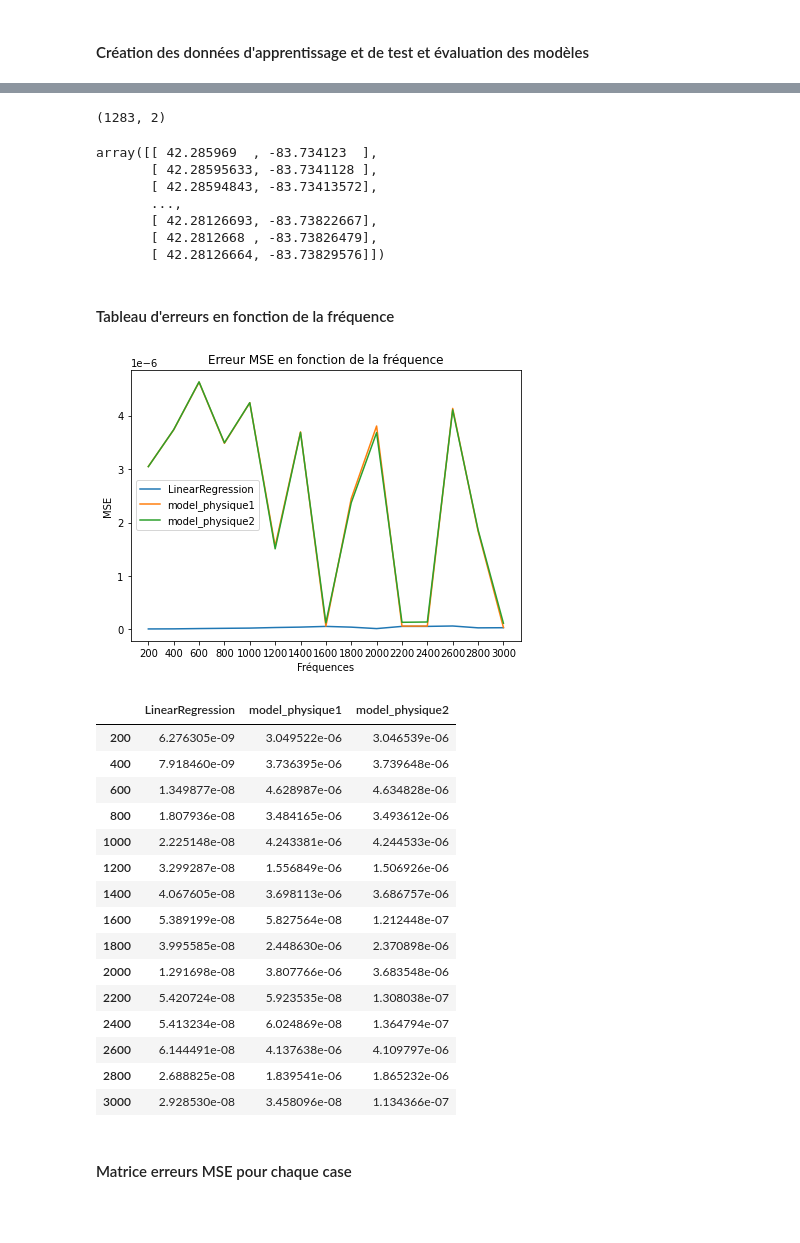
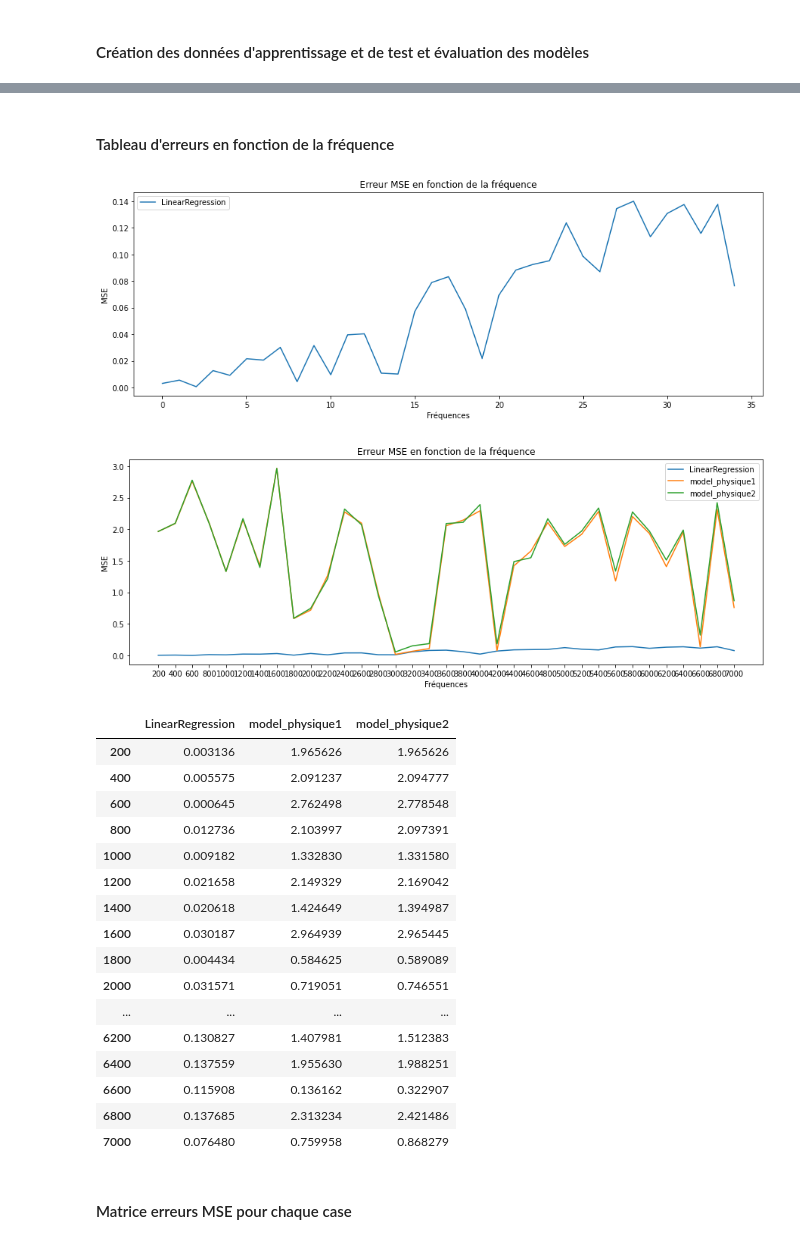
Before and after one commit to FZYUAN-1/pldac_interpolation, a Jupyter notebook: PROJET GPS 2.ipynb, the cells around one changed output, grey strips where cells are left out. Saved outputs shown, nothing was run; the diff lists cells and outputs as text; code cells hidden in the pictures; blank space fills up the shorter version.

```diff
--- a/PROJET GPS 2.ipynb
+++ b/PROJET GPS 2.ipynb
@@ -19,14 +19,16 @@ df = pd.read_csv("../DataGpsDas.csv", nrows=1000000)
 # %% [markdown]
 ### Trie des données
 # %%
-#1.
+#On réduit le dataset sur une zone définie
 df = df[(df["Latitude"] >= 42.282970-0.003) & (df["Latitude"] <= 42.282970+0.003)
         & (df["Longitude"] >= -83.735390-0.003) & (df["Longitude"] <= -83.735390+0.003)]
 
-#2.
+#On prend les trajectoires avec au moins 100 points
 trips, counts = np.unique(df["Trip"], return_counts=True)
 trips = trips[counts>100]
 df = df[df['Trip'].isin(trips)]
 
-#Affichage du dataframe
-df
+#Supprimer les colonnes non utiles
+drop_columns = ['Device', 'Time', 'GpsWeek', 'Altitude', 'NumberOfSats', 'Differential', 'FixMode', 'Pdop',
+                'GpsBytes', 'UtcTime', 'UtcWeek']
+df = df.drop(drop_columns, axis=1)
@@ -46,0 +37,4 @@ df
+# %%
+df['Latitude'] = (df['Latitude'] - df['Latitude'].mean())/df['Latitude'].std()
+df['Longitude'] = (df['Longitude'] - df['Longitude'].mean())/df['Longitude'].std()
+df['GpsSpeed'] = (df['GpsSpeed'] - df['GpsSpeed'].mean())/df['GpsSpeed'].std()
@@ -46,0 +43,13 @@ df
+# %%
+#bins / nombre d'intervalles
+n_interval = 8
+#récupération de paramètres
+lat_min, lat_max, long_min, long_max, e_x, e_y = ds.calcul_param(df, n_interval)
+
+#Ajout des colonnes de l'effectif et de la vitesse moyenne d'une case
+e, v = ds.calcul_eff_vit_moy(df, lat_min,lat_max, long_min, e_x, e_y,n_interval)
+df["Effectif_case"] = e
+df["Vitesse_moy_case"] = v
+
+#Affichage du dataframe
+df
@@ -99,43 +122,32 @@ MSE obtenue pour model_physique2 : 2.283303782991431e-06
-# %%
-models[0].predict(traitement.l_Xtest[0]).shape
-# %% [output]
-(1283, 2)
-# %%
-models[2].predict(traitement.l_Xtest[2])
-# %% [output]
-array([[ 42.285969  , -83.734123  ],
-       [ 42.28595633, -83.7341128 ],
-       [ 42.28594843, -83.73413572],
-       ...,
-       [ 42.28126693, -83.73822667],
-       [ 42.2812668 , -83.73826479],
-       [ 42.28126664, -83.73829576]])
 # %% [markdown]
 #### Tableau d'erreurs en fonction de la fréquence
 # %%
-nb_freq = 15
+nb_freq = 35
 freq_train = [200*i for i in range(1,nb_freq+1)]
 freq_test = freq_train
 
-evaluateur.tabMSEFreq(freq_train)
+tabMSE = evaluateur.tabMSEFreq(freq_train)
+tabMSE
 # %% [output]
-[figure, old version]
+[figure, new version]
+[figure, added]
 |  | LinearRegression | model_physique1 | model_physique2 |
-| 200 | 6.276305e-09 | 3.049522e-06 | 3.046539e-06 |
-| 400 | 7.918460e-09 | 3.736395e-06 | 3.739648e-06 |
-| 600 | 1.349877e-08 | 4.628987e-06 | 4.634828e-06 |
-| 800 | 1.807936e-08 | 3.484165e-06 | 3.493612e-06 |
-| 1000 | 2.225148e-08 | 4.243381e-06 | 4.244533e-06 |
-| 1200 | 3.299287e-08 | 1.556849e-06 | 1.506926e-06 |
-| 1400 | 4.067605e-08 | 3.698113e-06 | 3.686757e-06 |
-| 1600 | 5.389199e-08 | 5.827564e-08 | 1.212448e-07 |
-| 1800 | 3.995585e-08 | 2.448630e-06 | 2.370898e-06 |
-| 2000 | 1.291698e-08 | 3.807766e-06 | 3.683548e-06 |
-| 2200 | 5.420724e-08 | 5.923535e-08 | 1.308038e-07 |
-| 2400 | 5.413234e-08 | 6.024869e-08 | 1.364794e-07 |
-| 2600 | 6.144491e-08 | 4.137638e-06 | 4.109797e-06 |
-| 2800 | 2.688825e-08 | 1.839541e-06 | 1.865232e-06 |
-| 3000 | 2.928530e-08 | 3.458096e-08 | 1.134366e-07 |
+| 200 | 0.003136 | 1.965626 | 1.965626 |
+| 400 | 0.005575 | 2.091237 | 2.094777 |
+| 600 | 0.000645 | 2.762498 | 2.778548 |
+| 800 | 0.012736 | 2.103997 | 2.097391 |
+| 1000 | 0.009182 | 1.332830 | 1.331580 |
+| 1200 | 0.021658 | 2.149329 | 2.169042 |
+| 1400 | 0.020618 | 1.424649 | 1.394987 |
+| 1600 | 0.030187 | 2.964939 | 2.965445 |
+| 1800 | 0.004434 | 0.584625 | 0.589089 |
+| 2000 | 0.031571 | 0.719051 | 0.746551 |
+| ... | ... | ... | ... |
+| 6200 | 0.130827 | 1.407981 | 1.512383 |
+| 6400 | 0.137559 | 1.955630 | 1.988251 |
+| 6600 | 0.115908 | 0.136162 | 0.322907 |
+| 6800 | 0.137685 | 2.313234 | 2.421486 |
+| 7000 | 0.076480 | 0.759958 | 0.868279 |
 # %% [markdown]
 #### Matrice erreurs MSE pour chaque case
 # %%
```
Also changed, not shown: parts of 8 cells of this notebook, 2 other files.
